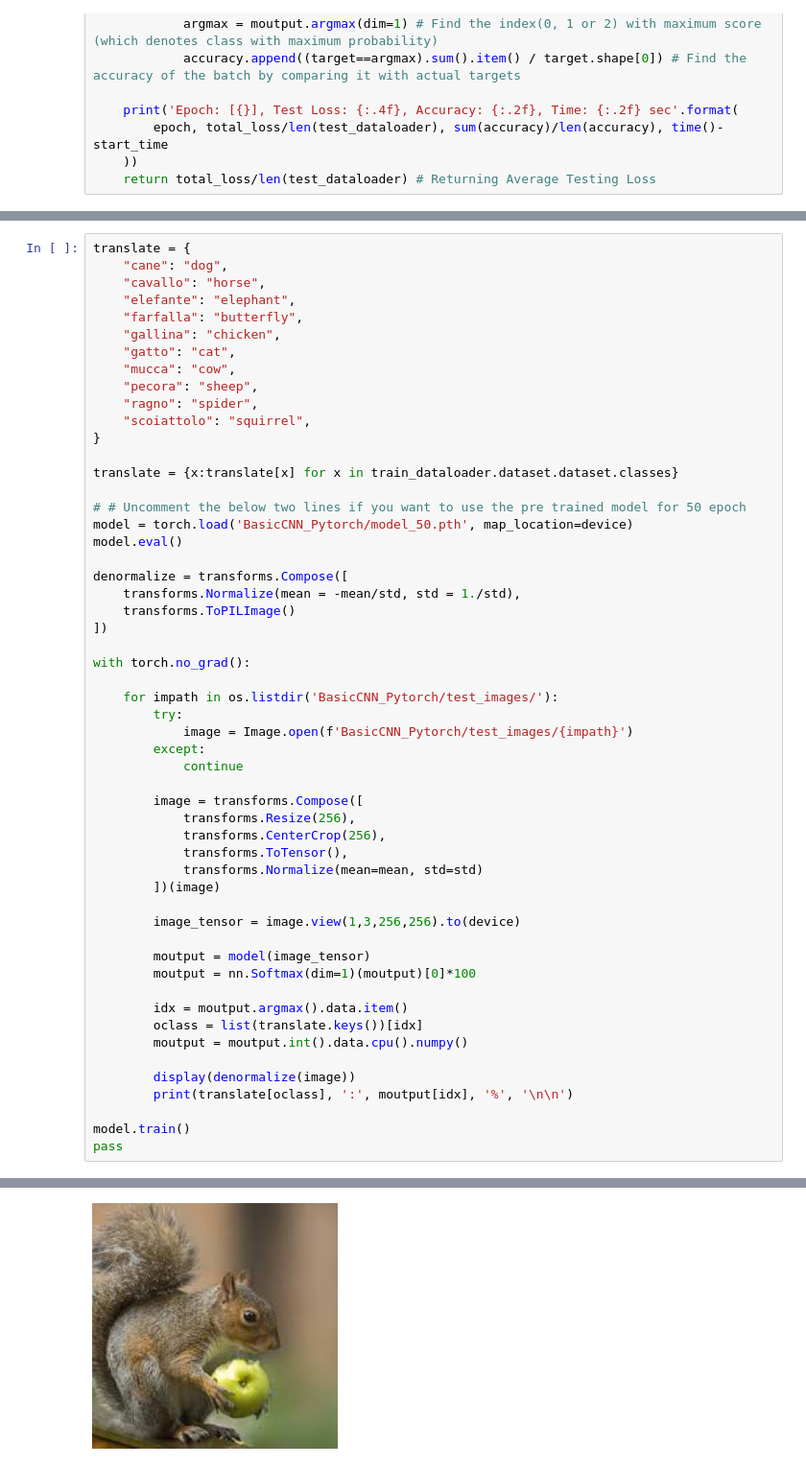
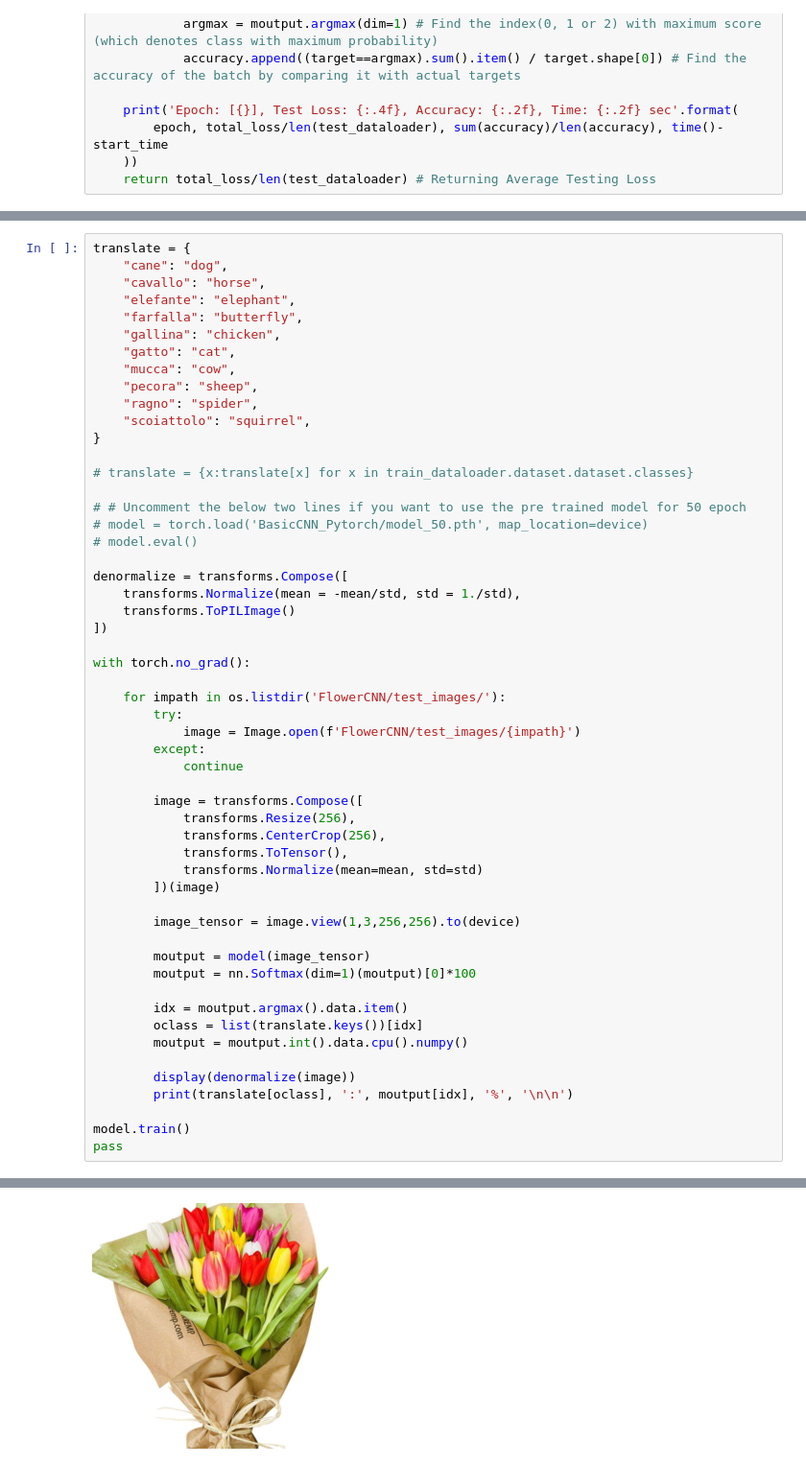
Before and after one commit to johnJDN/FlowerCNN, a Jupyter notebook: FlowerClassifier.ipynb, the cells around one changed output, grey strips where cells are left out. Shown at 96% size. Drawn from its saved outputs; the diff is of its cells as text.

```diff
--- a/FlowerClassifier.ipynb
+++ b/FlowerClassifier.ipynb
@@ -235,11 +296,11 @@ translate = {
     "scoiattolo": "squirrel",
 }
 
-translate = {x:translate[x] for x in train_dataloader.dataset.dataset.classes}
+# translate = {x:translate[x] for x in train_dataloader.dataset.dataset.classes}
 
 # # Uncomment the below two lines if you want to use the pre trained model for 50 epoch
-model = torch.load('BasicCNN_Pytorch/model_50.pth', map_location=device)
-model.eval()
+# model = torch.load('BasicCNN_Pytorch/model_50.pth', map_location=device)
+# model.eval()
 
 denormalize = transforms.Compose([
     transforms.Normalize(mean = -mean/std, std = 1./std),
@@ -248,9 +309,9 @@ denormalize = transforms.Compose([
 
 with torch.no_grad():
 
-    for impath in os.listdir('BasicCNN_Pytorch/test_images/'):
+    for impath in os.listdir('FlowerCNN/test_images/'):
         try:
-            image = Image.open(f'BasicCNN_Pytorch/test_images/{impath}')
+            image = Image.open(f'FlowerCNN/test_images/{impath}')
         except:
             continue
 
@@ -283 +344 @@ butterfly : 99 %
-[figure, old version]
+[figure, new version]
```
Also changed, not shown: parts of 4 cells of this notebook.
